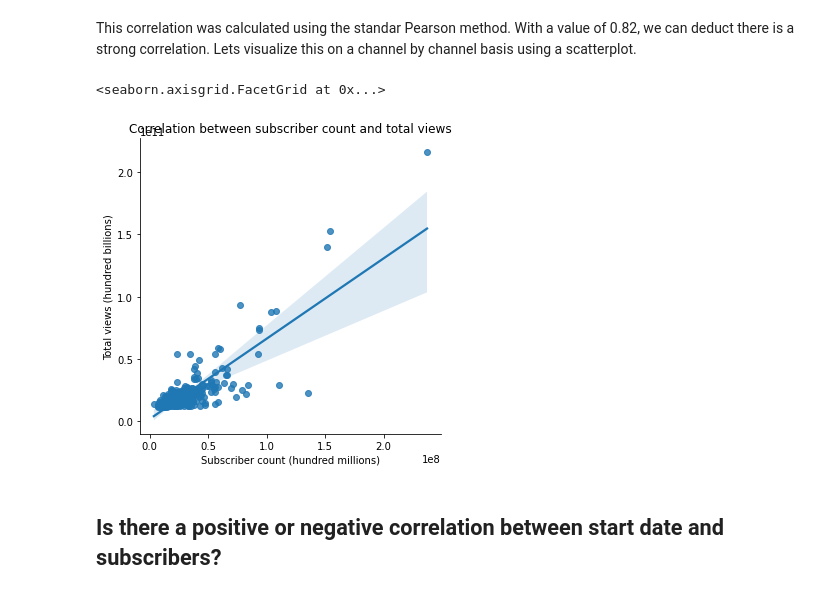
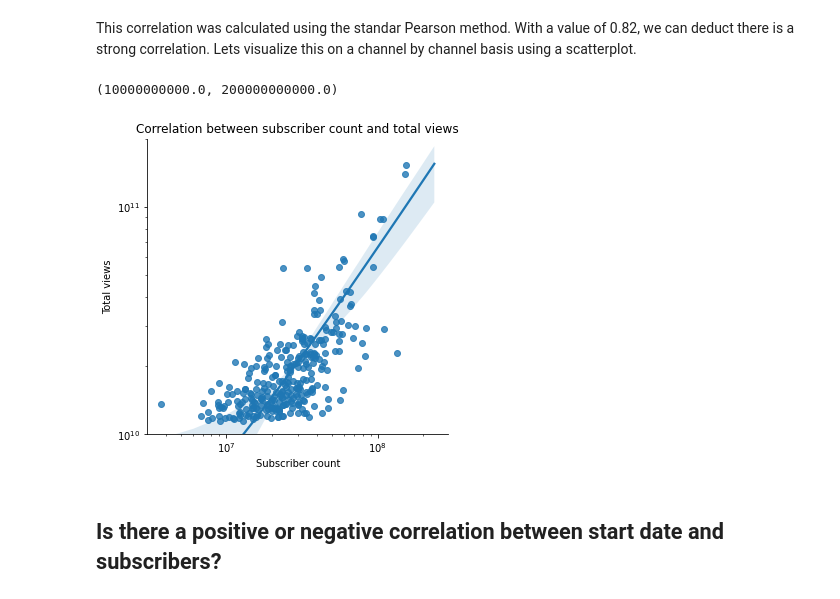
Before and after one commit to Joseph-Shelton/Youtube-Top-300-Analysis, a Jupyter notebook: Youtube300.ipynb, the cells around one changed output. Drawn from its saved outputs; the diff is of its cells as text; code cells hidden in the pictures.

Commit message:
Edits-5
Changed one graph to be in log scale, and cleaned up the tracking of the rank offsets

```diff
--- a/Youtube300.ipynb
+++ b/Youtube300.ipynb
@@ -196,11 +168,14 @@ This correlation was calculated using the standar Pearson method. With a value o
 # %%
 sns.lmplot(data=youtube, x="Subscriber_Count", y="Video_Views")\
           .set(title="Correlation between subscriber count and total views",
-               ylabel="Total views (hundred billions)",
-               xlabel="Subscriber count (hundred millions)")
+               ylabel="Total views",
+               xlabel="Subscriber count")
+plt.xscale('log')
+plt.yscale('log')
+plt.ylim(1e10, 2e11)
 # %% [output]
-<seaborn.axisgrid.FacetGrid at 0x...>
+(10000000000.0, 200000000000.0)
-[figure, old version]
+[figure, new version]
 # %% [markdown]
 ## Is there a positive or negative correlation between start date and subscribers?
 # %%
```
Also changed, not shown: parts of 9 cells of this notebook.
